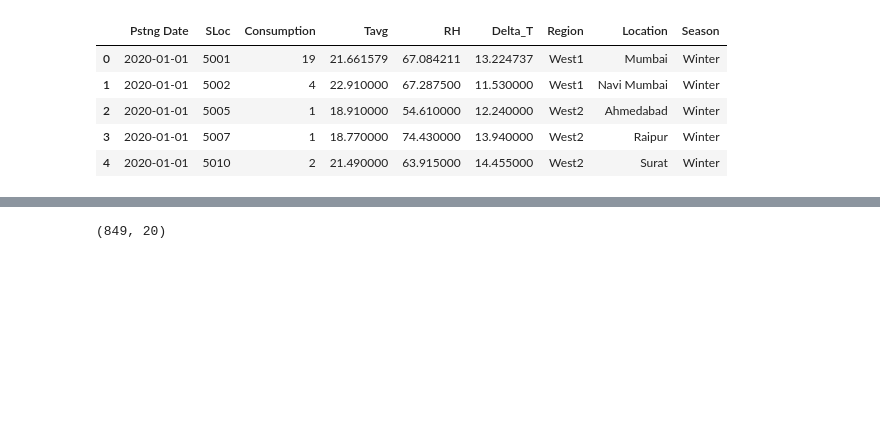
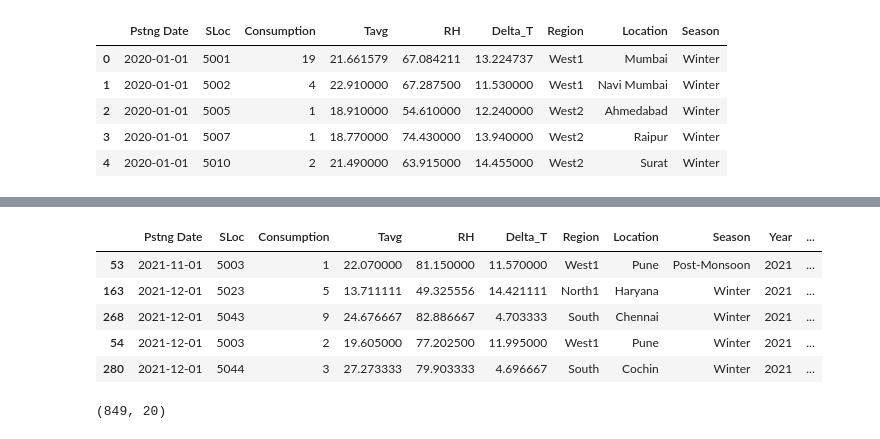
Before and after one commit to ameymh26/Summer_Internship_analysis, a Jupyter notebook: 100/Predictive_Analysis/SLoc_wise_monthly_predictive_analysis.ipynb, the cells around one changed output, grey strips where cells are left out. Saved outputs shown, nothing was run; the diff lists cells and outputs as text; code cells hidden in the pictures; blank space fills up the shorter version.

```diff
--- a/100/Predictive_Analysis/SLoc_wise_monthly_predictive_analysis.ipynb
+++ b/100/Predictive_Analysis/SLoc_wise_monthly_predictive_analysis.ipynb
@@ -63,6 +196,26 @@ monthly['sin_month'] = np.sin(
 monthly['cos_month'] = np.cos(
     2*np.pi*monthly['Month']/12
 )
+# %%
+# ============================================================
+# LATEST HISTORY
+# ============================================================
+
+latest_history = (
+    monthly
+    .sort_values('Pstng Date')
+    .groupby('SLoc')
+    .tail(12)
+)
+
+latest_history.head()
+# %% [output]
+|  | Pstng Date | SLoc | Consumption | Tavg | RH | Delta_T | Region | Location | Season | Year | ... |
+| 53 | 2021-11-01 | 5003 | 1 | 22.070000 | 81.150000 | 11.570000 | West1 | Pune | Post-Monsoon | 2021 | ... |
+| 163 | 2021-12-01 | 5023 | 5 | 13.711111 | 49.325556 | 14.421111 | North1 | Haryana | Winter | 2021 | ... |
+| 268 | 2021-12-01 | 5043 | 9 | 24.676667 | 82.886667 | 4.703333 | South | Chennai | Winter | 2021 | ... |
+| 54 | 2021-12-01 | 5003 | 2 | 19.605000 | 77.202500 | 11.995000 | West1 | Pune | Winter | 2021 | ... |
+| 280 | 2021-12-01 | 5044 | 3 | 27.273333 | 79.903333 | 4.696667 | South | Cochin | Winter | 2021 | ... |
 # %%
 monthly = monthly.sort_values(
     ['SLoc','Pstng Date']
```
Also changed, not shown: parts of 9 cells of this notebook, 5 other files.
